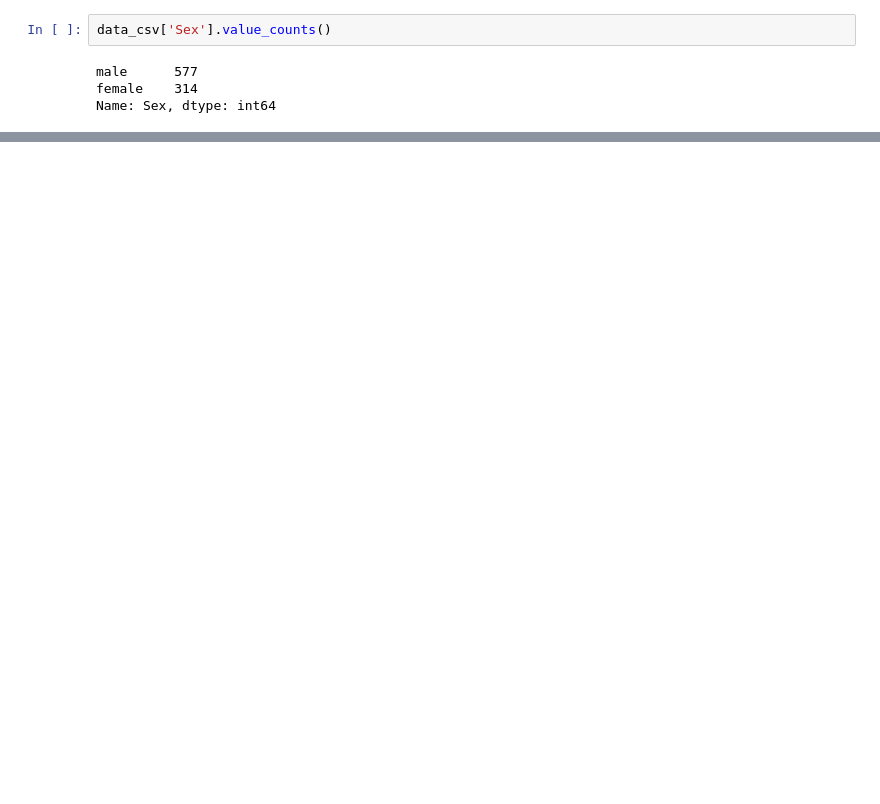
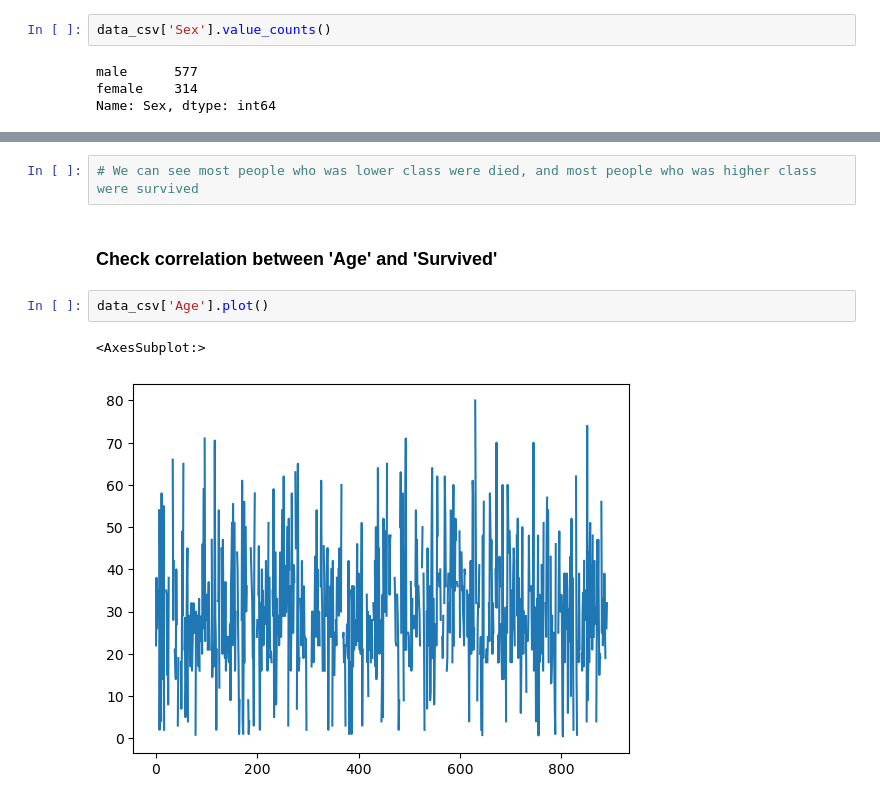
Before and after one commit to alexiandra97/Titanic-project-from-Kaggle, a Jupyter notebook: Titanic-Machine-Learning-from-Disaster.ipynb, the cells around one changed output, grey strips where cells are left out. Drawn from its saved outputs; the diff is of its cells as text; blank space fills up the shorter version.

```diff
--- a/Titanic-Machine-Learning-from-Disaster.ipynb
+++ b/Titanic-Machine-Learning-from-Disaster.ipynb
@@ -82,0 +185,9 @@ Name: Sex, dtype: int64
+# %%
+# We can see most people who was lower class were died, and most people who was higher class were survived
+# %% [markdown]
+### Check correlation between 'Age' and 'Survived'
+# %%
+data_csv['Age'].plot()
+# %% [output]
+<AxesSubplot:>
+[figure, added]
```
Also changed, not shown: parts of 24 cells of this notebook.
